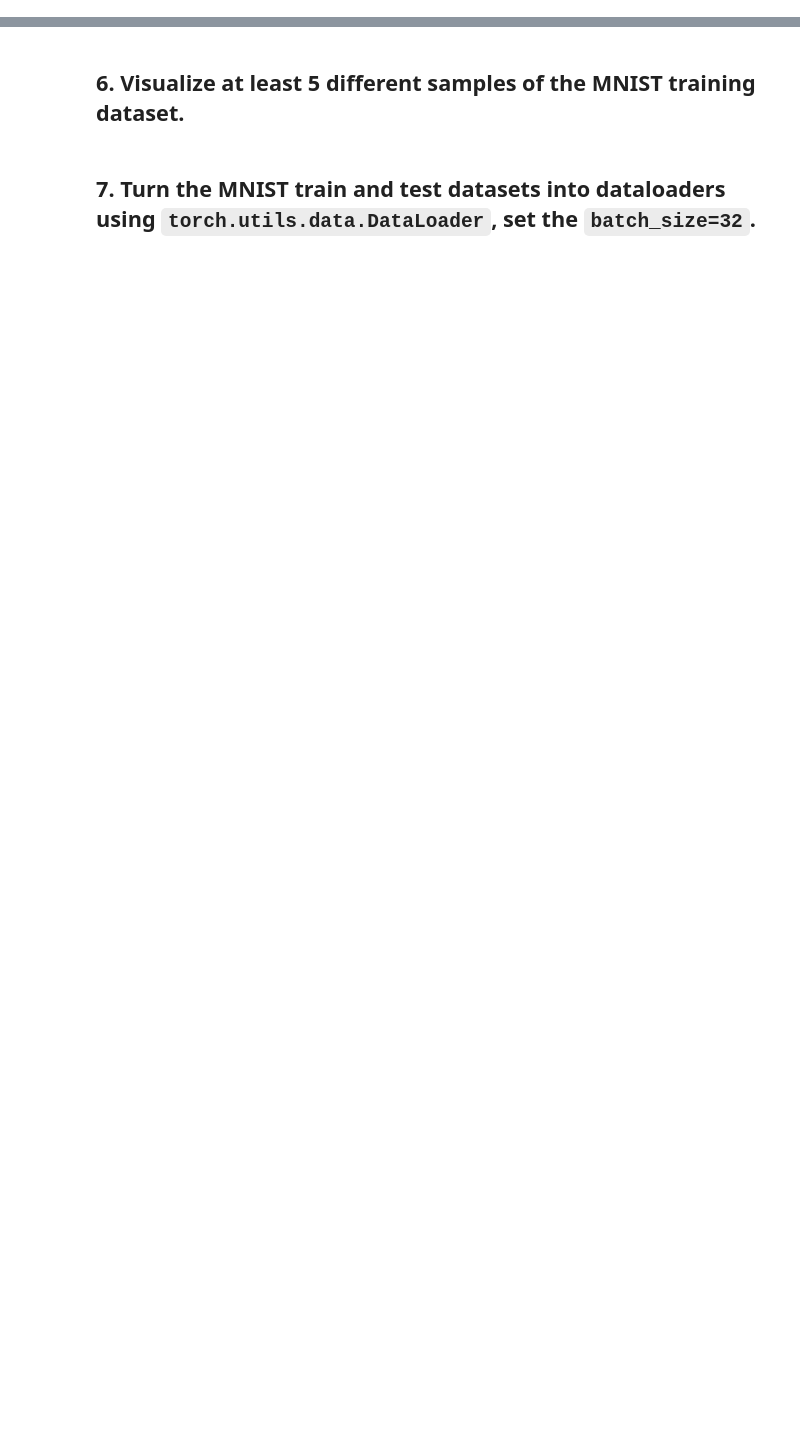
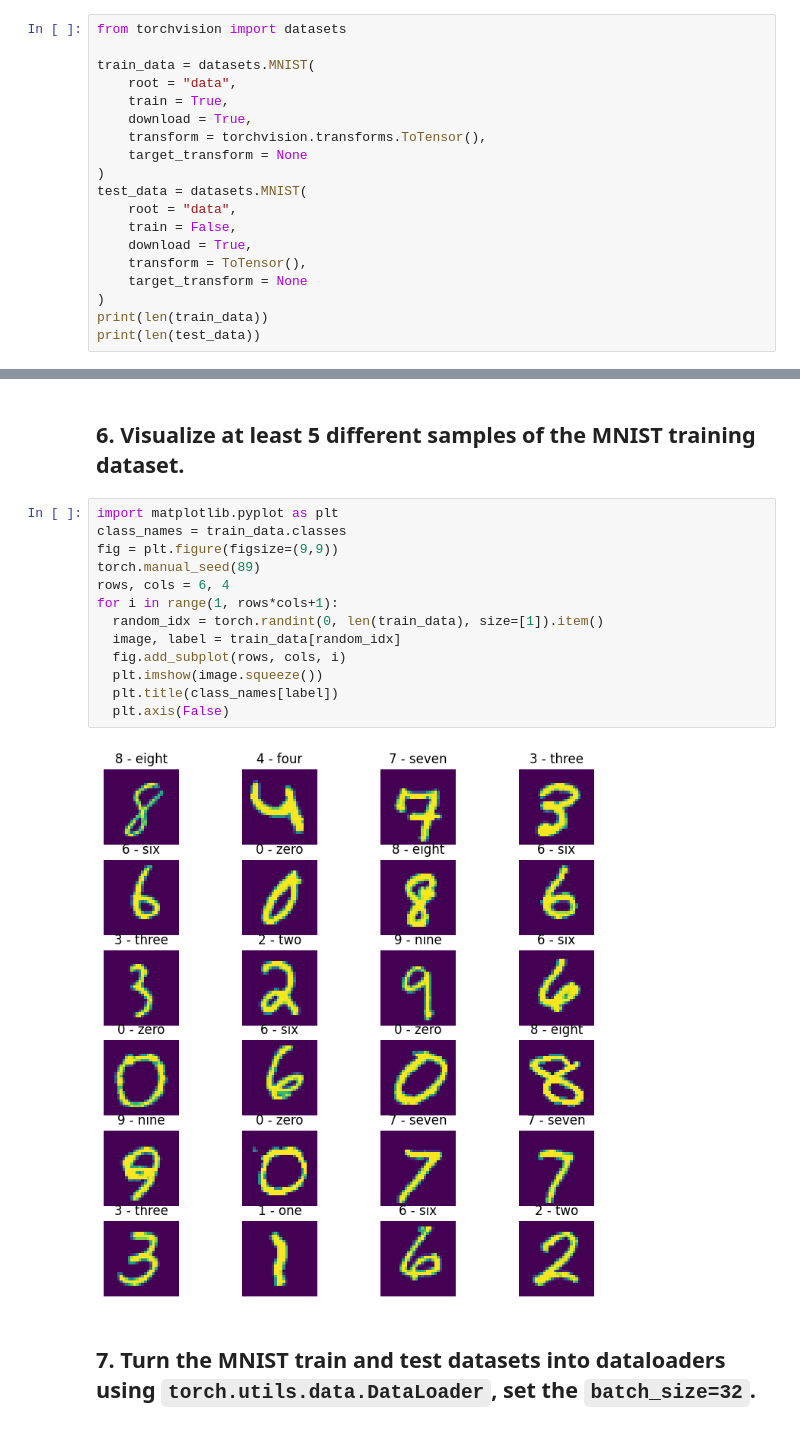
Before and after one commit to fbtttt/488, a Jupyter notebook: extras/exercises/03_pytorch_computer_vision_exercises.ipynb, the cells around one changed output, grey strips where cells are left out. Saved outputs shown, nothing was run; the diff lists cells and outputs as text; blank space fills up the shorter version.

```diff
--- a/extras/exercises/03_pytorch_computer_vision_exercises.ipynb
+++ b/extras/exercises/03_pytorch_computer_vision_exercises.ipynb
@@ -61,3 +67,22 @@ print(torch.__version__)
 * Upload your own example image using the "upload" button on the website and see what happens in each layer of a CNN as your image passes through it.
 # %% [markdown]
 ## 5. Load the [`torchvision.datasets.MNIST()`](https://pytorch.org/vision/stable/generated/torchvision.datasets.MNIST.html#torchvision.datasets.MNIST) train and test datasets.
+# %%
+from torchvision import datasets
+
+train_data = datasets.MNIST(
+    root = "data",
+    train = True,
+    download = True,
+    transform = torchvision.transforms.ToTensor(),
+    target_transform = None
+)
+test_data = datasets.MNIST(
+    root = "data",
+    train = False,
+    download = True,
+    transform = ToTensor(),
+    target_transform = None
+)
+print(len(train_data))
+print(len(test_data))
@@ -64,4 +92,19 @@ print(torch.__version__)
 # %% [markdown]
 ## 6. Visualize at least 5 different samples of the MNIST training dataset.
+# %%
+import matplotlib.pyplot as plt
+class_names = train_data.classes
+fig = plt.figure(figsize=(9,9))
+torch.manual_seed(89)
+rows, cols = 6, 4
+for i in range(1, rows*cols+1):
+  random_idx = torch.randint(0, len(train_data), size=[1]).item()
+  image, label = train_data[random_idx]
+  fig.add_subplot(rows, cols, i)
+  plt.imshow(image.squeeze())
+  plt.title(class_names[label])
+  plt.axis(False)
+# %% [output]
+[figure, added]
 # %% [markdown]
 ## 7. Turn the MNIST train and test datasets into dataloaders using `torch.utils.data.DataLoader`, set the `batch_size=32`.
```
Also changed, not shown: parts of 4 cells of this notebook.
